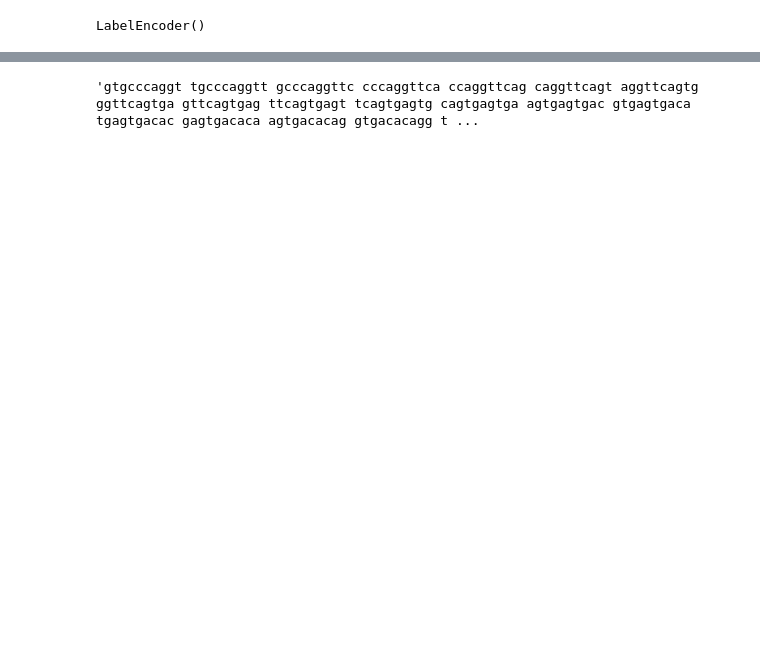
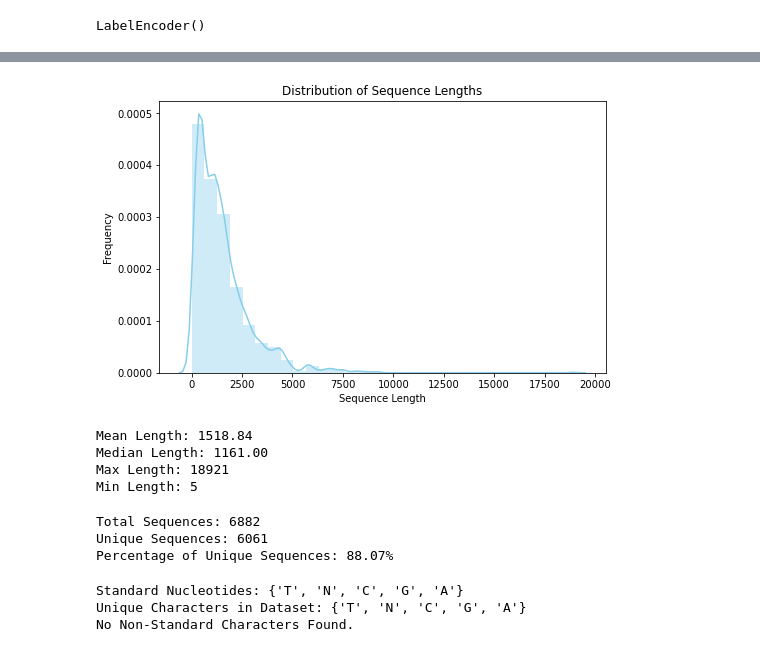
Before and after one commit to AravindKurapati/DNA-Sequencing-ML, a Jupyter notebook: dna-sequencing-with-machine-learning.ipynb, the cells around one changed output, grey strips where cells are left out. Saved outputs shown, nothing was run; the diff lists cells and outputs as text; code cells hidden in the pictures; blank space fills up the shorter version.

```diff
--- a/dna-sequencing-with-machine-learning.ipynb
+++ b/dna-sequencing-with-machine-learning.ipynb
@@ -41,9 +130,54 @@ def one_hot_encoder(seq_string):
+# %%
+def analyze_sequence_lengths(sequences):
+    lengths = [len(seq) for seq in sequences]
+    plt.figure(figsize=(8, 5))
+    sns.distplot(lengths, kde=True, bins=30, color="skyblue")
+    plt.title('Distribution of Sequence Lengths')
+    plt.xlabel('Sequence Length')
+    plt.ylabel('Frequency')
+    plt.show()
+    print(f"Mean Length: {np.mean(lengths):.2f}")
+    print(f"Median Length: {np.median(lengths):.2f}")
+    print(f"Max Length: {np.max(lengths)}")
+    print(f"Min Length: {np.min(lengths)}")
+
+analyze_sequence_lengths(all_sequences)
+# %% [output]
+[figure, added]
+Mean Length: 1518.84
+Median Length: 1161.00
+Max Length: 18921
+Min Length: 5
+# %%
+def inspect_unique_sequences(sequences):
+    unique_seqs = len(set(sequences))
+    print(f"Total Sequences: {len(sequences)}")
+    print(f"Unique Sequences: {unique_seqs}")
+    print(f"Percentage of Unique Sequences: {(unique_seqs / len(sequences)) * 100:.2f}%")
+
+inspect_unique_sequences(all_sequences)
+# %% [output]
+Total Sequences: 6882
+Unique Sequences: 6061
+Percentage of Unique Sequences: 88.07%
+# %%
+def check_non_standard_characters(sequences):
+    all_chars = ''.join(sequences).upper()
+    unique_chars = set(all_chars)
+    standard_nucleotides = {'A', 'T', 'C', 'G', 'N'}
+    non_standard_chars = unique_chars - standard_nucleotides
+    print(f"Standard Nucleotides: {standard_nucleotides}")
+    print(f"Unique Characters in Dataset: {unique_chars}")
+    if non_standard_chars:
+        print(f"Non-Standard Characters Found: {non_standard_chars}")
+    else:
+        print("No Non-Standard Characters Found.")
+
+check_non_standard_characters(all_sequences)
+# %% [output]
+Standard Nucleotides: {'T', 'N', 'C', 'G', 'A'}
+Unique Characters in Dataset: {'T', 'N', 'C', 'G', 'A'}
+No Non-Standard Characters Found.
 # %%
 def Kmers_funct(seq, size):
     return [seq[x:x+size].lower() for x in range(len(seq) - size + 1)]
-# %%
-words = Kmers_funct(mySeq, size=10)
-joined_sentence = ' '.join(words)
-joined_sentence
-# %% [output]
-'gtgcccaggt tgcccaggtt gcccaggttc cccaggttca ccaggttcag caggttcagt aggttcagtg ggttcagtga gttcagtgag ttcagtgagt tcagtgagtg cagtgagtga agtgagtgac gtgagtgaca tgagtgacac gagtgacaca agtgacacag gtgacacagg t ...
```
Also changed, not shown: parts of 63 cells of this notebook.
